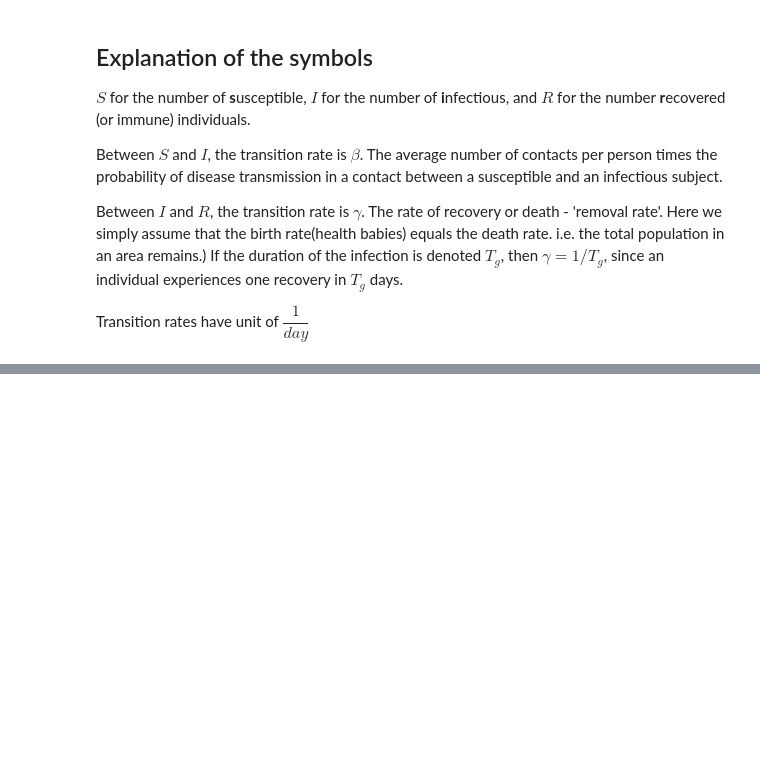
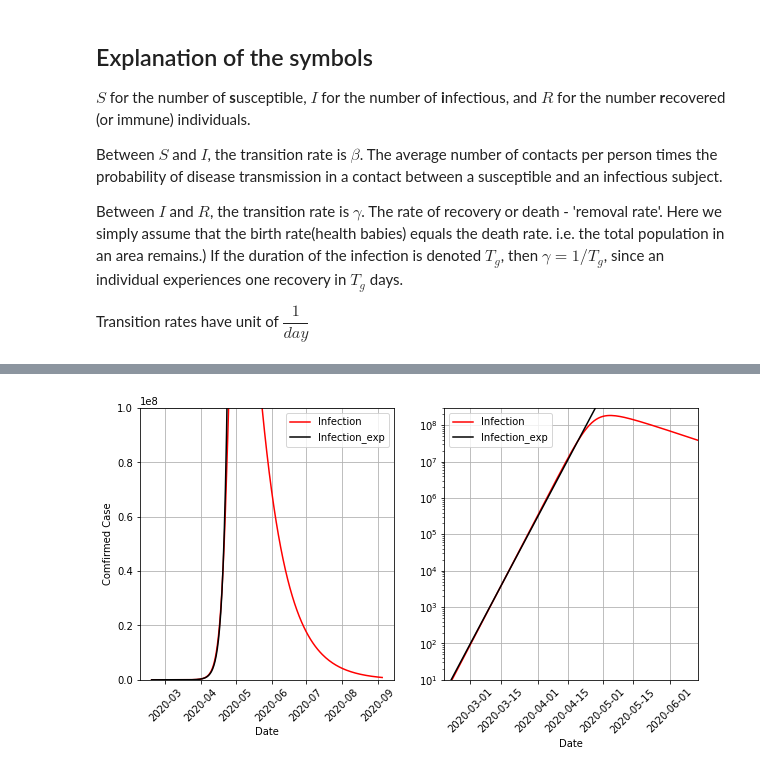
Before and after one commit to vabi-hao/US-COVID-SIR, a Jupyter notebook: covid_us_SIR.ipynb, the cells around one changed output, grey strips where cells are left out. Saved outputs shown, nothing was run; the diff lists cells and outputs as text; code cells hidden in the pictures; blank space fills up the shorter version.

```diff
--- a/covid_us_SIR.ipynb
+++ b/covid_us_SIR.ipynb
@@ -122,2 +129,28 @@ plt.show()
+# %%
+plt.figure(figsize=(10,5))
+plt.subplot(121)
+plt.plot(dates_us, RES[:,1],color = 'red',label = 'Infection')
+plt.plot(dates_us, exp_model,color = 'black',label = 'Infection_exp')
+plt.legend()
+plt.xlabel('Date')
+plt.ylabel('Comfirmed Case')
+plt.xticks(rotation=45)
+plt.ylim((0, 1e8))
+#plt.xlim((datetime.date(2020,2,18),datetime.date(2020,3,18)))
+plt.grid()
+plt.subplot(122)
+plt.plot(dates_us, RES[:,1],color = 'red',label = 'Infection')
+plt.plot(dates_us, exp_model,color = 'black',label = 'Infection_exp')
+plt.legend()
+plt.xlabel('Date')
+plt.xticks(rotation=45)
+plt.ylim((10, 3e8))
+plt.yscale('log')
+plt.xlim((datetime.date(2020,2,18),datetime.date(2020,6,14)))
+plt.grid()
+plt.savefig('covid_us_SIR_3.pdf',bbox_inches='tight')
+plt.show()
+# %% [output]
+[figure, added]
 # %%
 Iinf = (1-gamma/beta)*N
```
Also changed, not shown: parts of 6 cells of this notebook, 6 other files.
